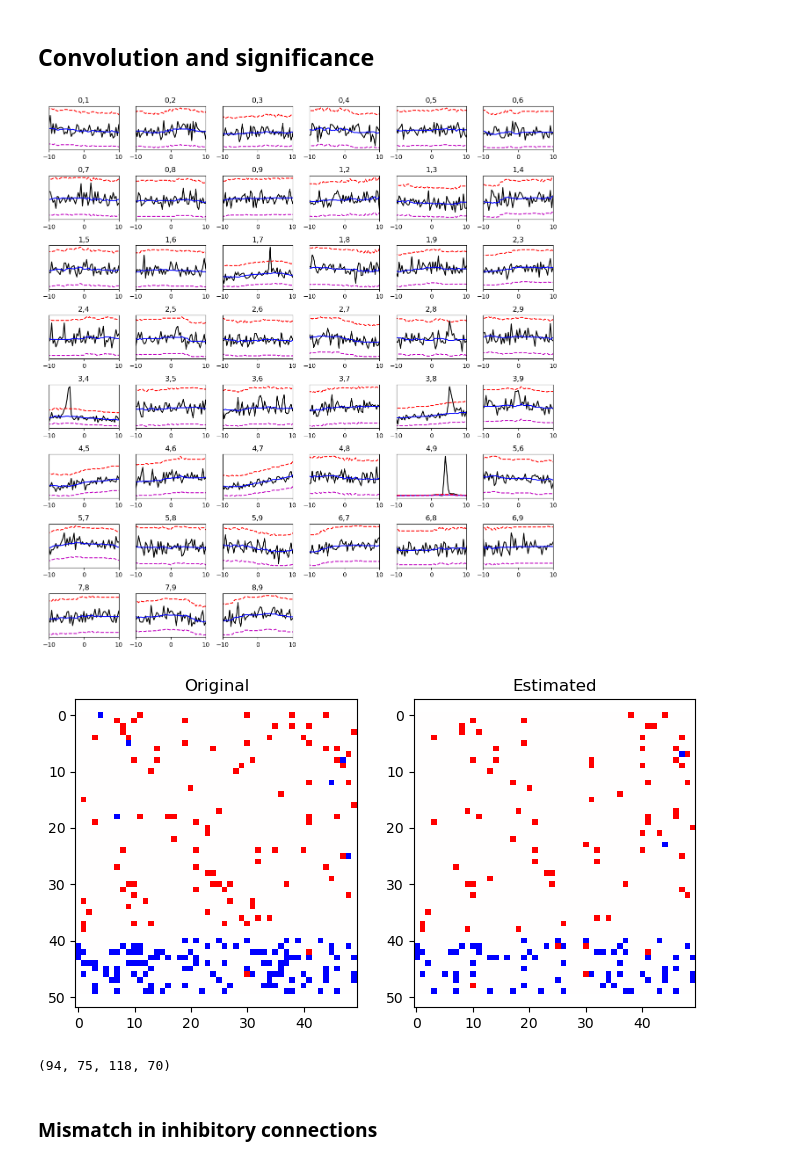
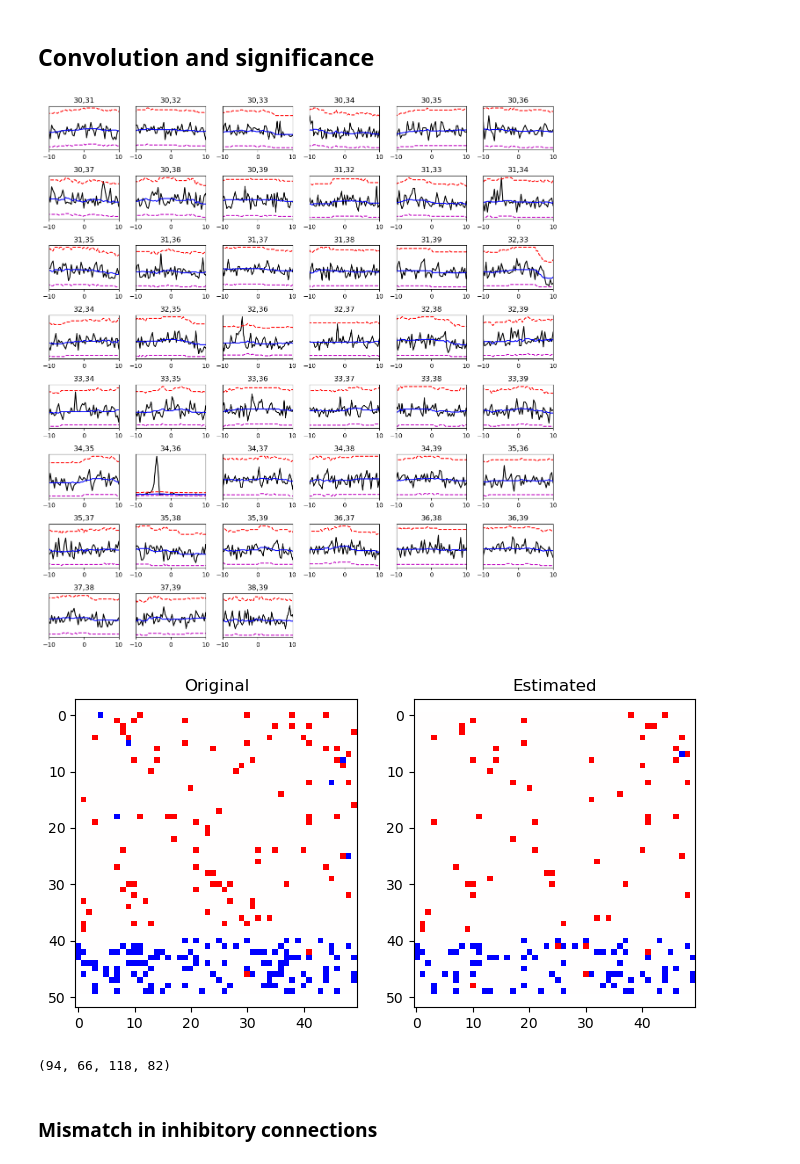
Before and after one commit to rajatsaxena/mea, a Jupyter notebook: CCG/CCG-Test2.ipynb, the cells around one changed output. Saved outputs shown, nothing was run; the diff lists cells and outputs as text; code cells hidden in the pictures.

```diff
--- a/CCG/CCG-Test2.ipynb
+++ b/CCG/CCG-Test2.ipynb
@@ -34,11 +34,11 @@ W = int(0.01/bin_dur) # 10 ms
 
 # significance calculation
 min_win_monosyn = 0.0008 # 0.8ms
-win_monosyn = 0.01 # right edge of window to look for mono-synaptic connection
+win_monosyn = 0.008 # right edge of window to look for mono-synaptic connection
 alpha2 = 0.01 # p-val threshold for peak or dip width
 # width should be above alpha2 in (0.8 - 4ms) range; 5-0.8 = 4.2ms
-sig_width = [0.0008, 0.08]
-sig_width_inh = [0.0012, 0.08]
+sig_width = [0.0008, 0.008]
+sig_width_inh = [0.0008, 0.008]
 # zero-bins range : (-0.4 to 0.4) ms
 zero_bins = [-0.0006, 0.0006] #ms
 # peaksd, widthsd
@@ -217,25 +217,25 @@ for refcid in range(nCells):
 # %%
 # plot CCG with significance bounds
 count = 1
 plt.figure(figsize=(12,30))
-for refcid in range(10):
-    for targetcid in range(refcid+1,10):
+for refcid in range(30,40):
+    for targetcid in range(refcid+1,40):
         plt.subplot(19,6,count)
         plt.plot(t*1000, cch[:, refcid, targetcid], c='k')
         plt.plot(t*1000, Pred[:, refcid, targetcid], c='b')
         plt.plot(t*1000, Bounds[:,refcid,targetcid,0], 'r--')
         plt.plot(t*1000, Bounds[:,refcid,targetcid,1], 'm--')
         #plt.plot(t*1000, null_ci_alpha[0,:,targetcid*nCells+refcid], 'y--')
         #plt.plot(t*1000, null_ci_alpha[1,:,targetcid*nCells+refcid], 'c--')
         #plt.plot(t*1000, null_ci_alpha[2,:,targetcid*nCells+refcid], 'g--')
         plt.xlim([-10,10])
         plt.yticks([])
         plt.title(str(refcid)+','+str(targetcid))
         count = count+1
 plt.tight_layout()
 plt.show()
 # %% [output]
-[figure, old version]
+[figure, new version]
 # %%
 P = Pcausal_exc+Pcausal_inh
 
@@ -250,11 +250,11 @@ plt.axis('equal')
 plt.title('Estimated')
 plt.show()
 # %% [output]
-[figure, old version]
+[figure, new version]
 # %%
-len(connect[connect>0]), len(P[P>0]), len(connect[connect<0]), len(P[P<0])
+len(connect[connect>0]), len(Pcausal_exc[Pcausal_exc>0]), len(connect[connect<0]), len(Pcausal_inh[Pcausal_inh<0])
 # %% [output]
-(94, 75, 118, 70)
+(94, 66, 118, 82)
 # %% [markdown]
 ### Mismatch in inhibitory connections
 # %%
```
Also changed, not shown: parts of 4 cells of this notebook.
